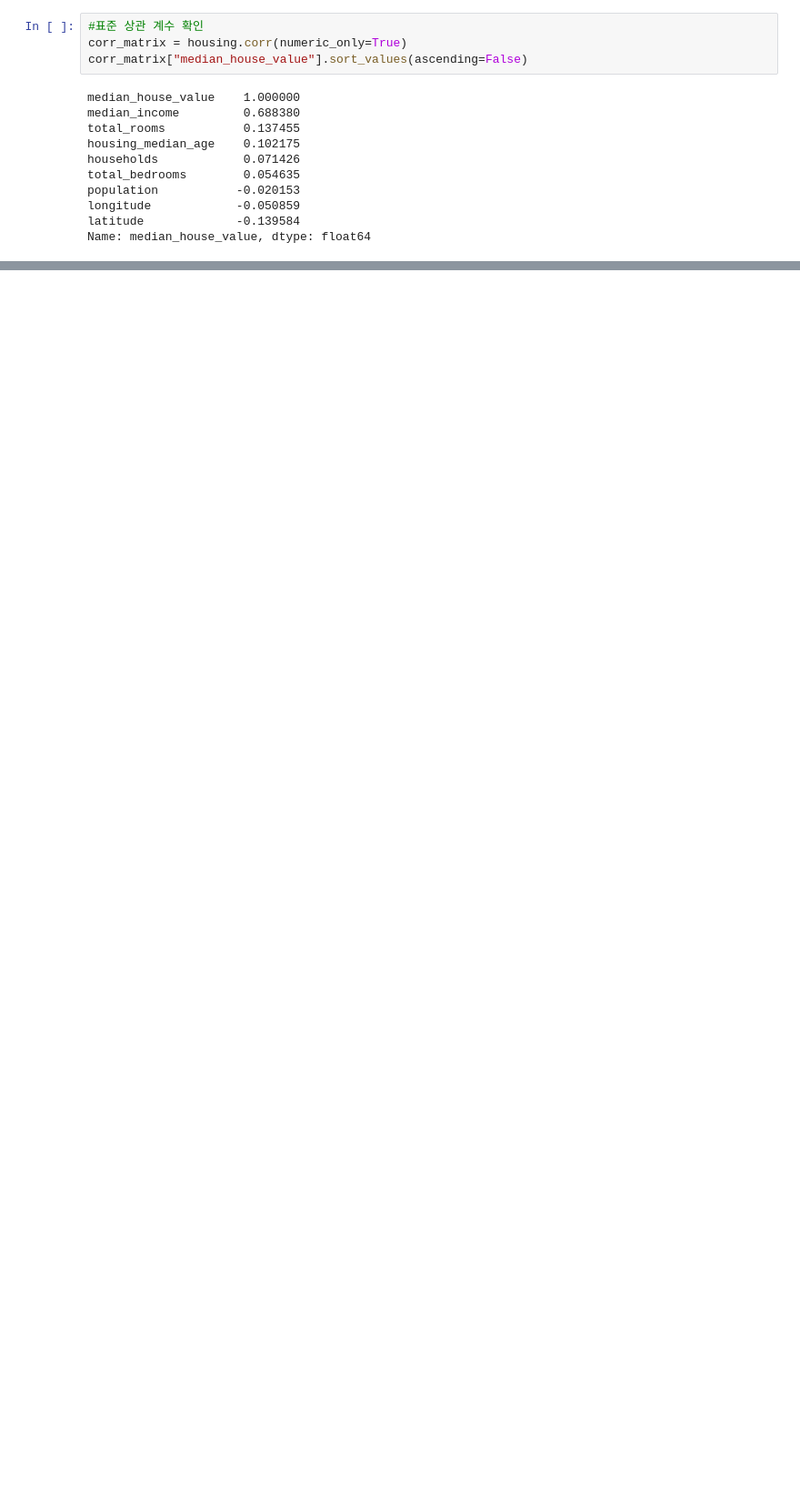
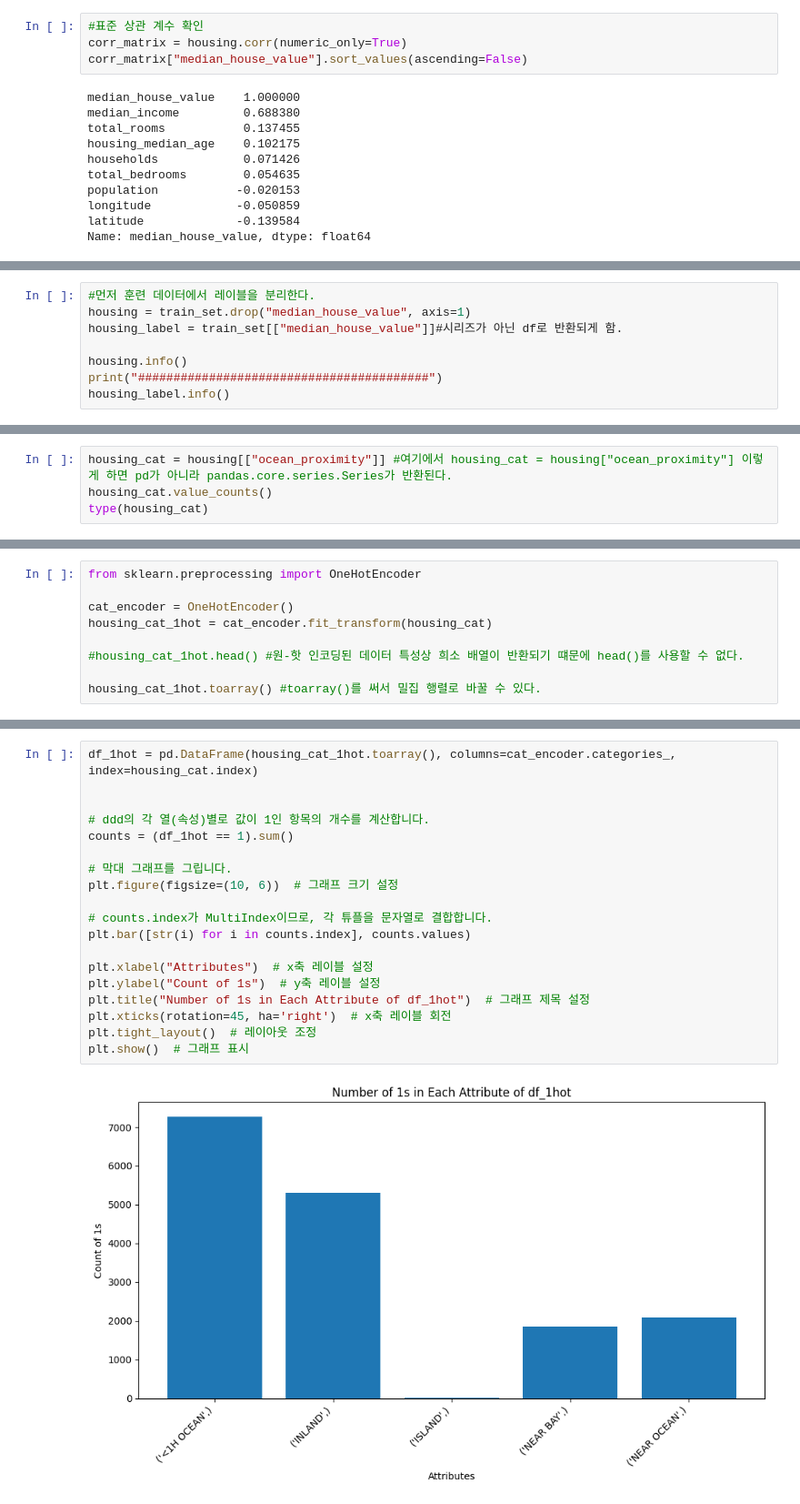
Before and after one commit to p0tat0-113/handson_ml_--, a Jupyter notebook: chapter2.ipynb, the cells around one changed output, grey strips where cells are left out. Shown at 91% size. Cells and saved outputs as stored; diff of their text form; blank space fills up the shorter version.

```diff
--- a/chapter2.ipynb
+++ b/chapter2.ipynb
@@ -262,0 +274,8 @@ Name: median_house_value, dtype: float64
+# %%
+#먼저 훈련 데이터에서 레이블을 분리한다.
+housing = train_set.drop("median_house_value", axis=1)
+housing_label = train_set[["median_house_value"]]#시리즈가 아닌 df로 반환되게 함.
+
+housing.info()
+print("#########################################")
+housing_label.info()
@@ -262,0 +375,4 @@ Name: median_house_value, dtype: float64
+# %%
+housing_cat = housing[["ocean_proximity"]] #여기에서 housing_cat = housing["ocean_proximity"] 이렇게 하면 pd가 아니라 pandas.core.series.Series가 반환된다.
+housing_cat.value_counts()
+type(housing_cat)
@@ -262,0 +383,9 @@ Name: median_house_value, dtype: float64
+# %%
+from sklearn.preprocessing import OneHotEncoder
+
+cat_encoder = OneHotEncoder()
+housing_cat_1hot = cat_encoder.fit_transform(housing_cat)
+
+#housing_cat_1hot.head() #원-핫 인코딩된 데이터 특성상 희소 배열이 반환되기 떄문에 head()를 사용할 수 없다.
+
+housing_cat_1hot.toarray() #toarray()를 써서 밀집 행렬로 바꿀 수 있다.
@@ -262,0 +409,21 @@ Name: median_house_value, dtype: float64
+# %%
+df_1hot = pd.DataFrame(housing_cat_1hot.toarray(), columns=cat_encoder.categories_, index=housing_cat.index)
+
+
+# ddd의 각 열(속성)별로 값이 1인 항목의 개수를 계산합니다.
+counts = (df_1hot == 1).sum()
+
+# 막대 그래프를 그립니다.
+plt.figure(figsize=(10, 6))  # 그래프 크기 설정
+
+# counts.index가 MultiIndex이므로, 각 튜플을 문자열로 결합합니다.
+plt.bar([str(i) for i in counts.index], counts.values)
+
+plt.xlabel("Attributes")  # x축 레이블 설정
+plt.ylabel("Count of 1s")  # y축 레이블 설정
+plt.title("Number of 1s in Each Attribute of df_1hot")  # 그래프 제목 설정
+plt.xticks(rotation=45, ha='right')  # x축 레이블 회전
+plt.tight_layout()  # 레이아웃 조정
+plt.show()  # 그래프 표시
+# %% [output]
+[figure, added]
```
Also changed, not shown: parts of 101 cells of this notebook.
